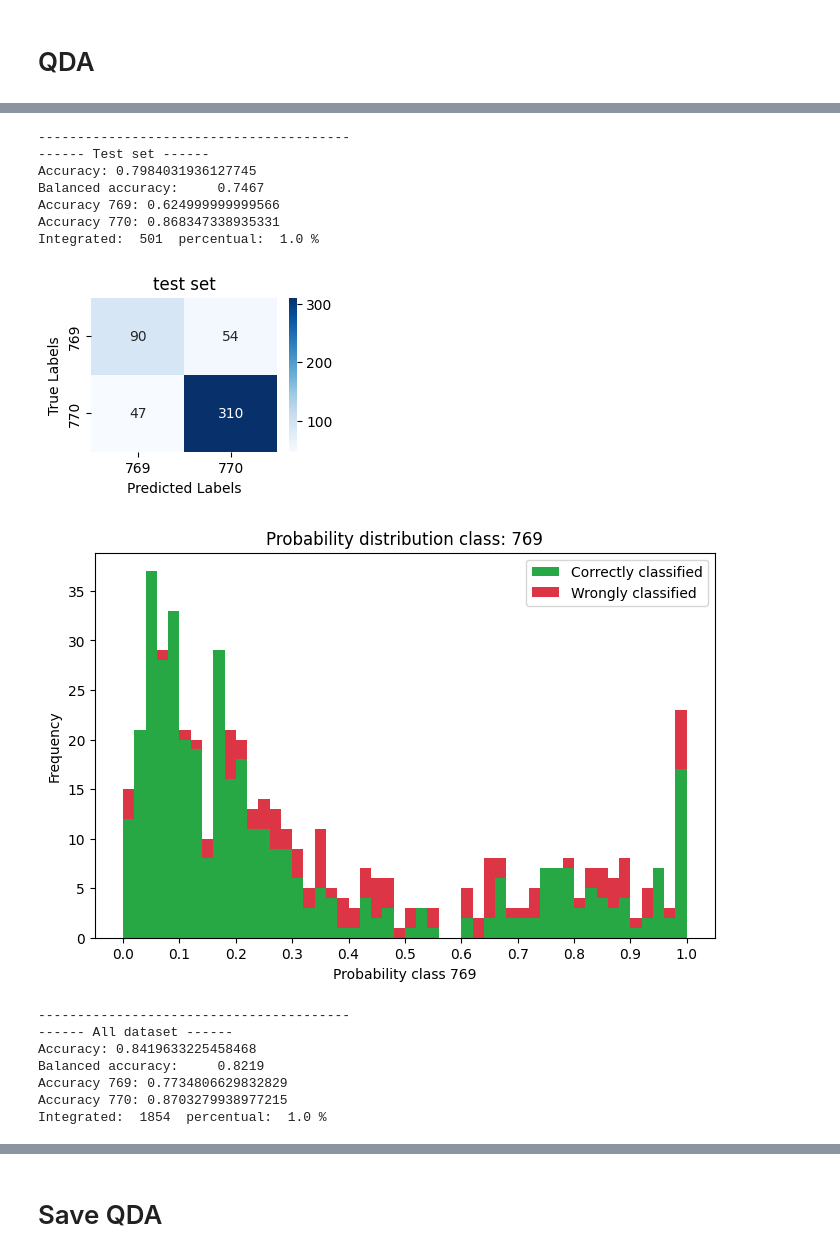
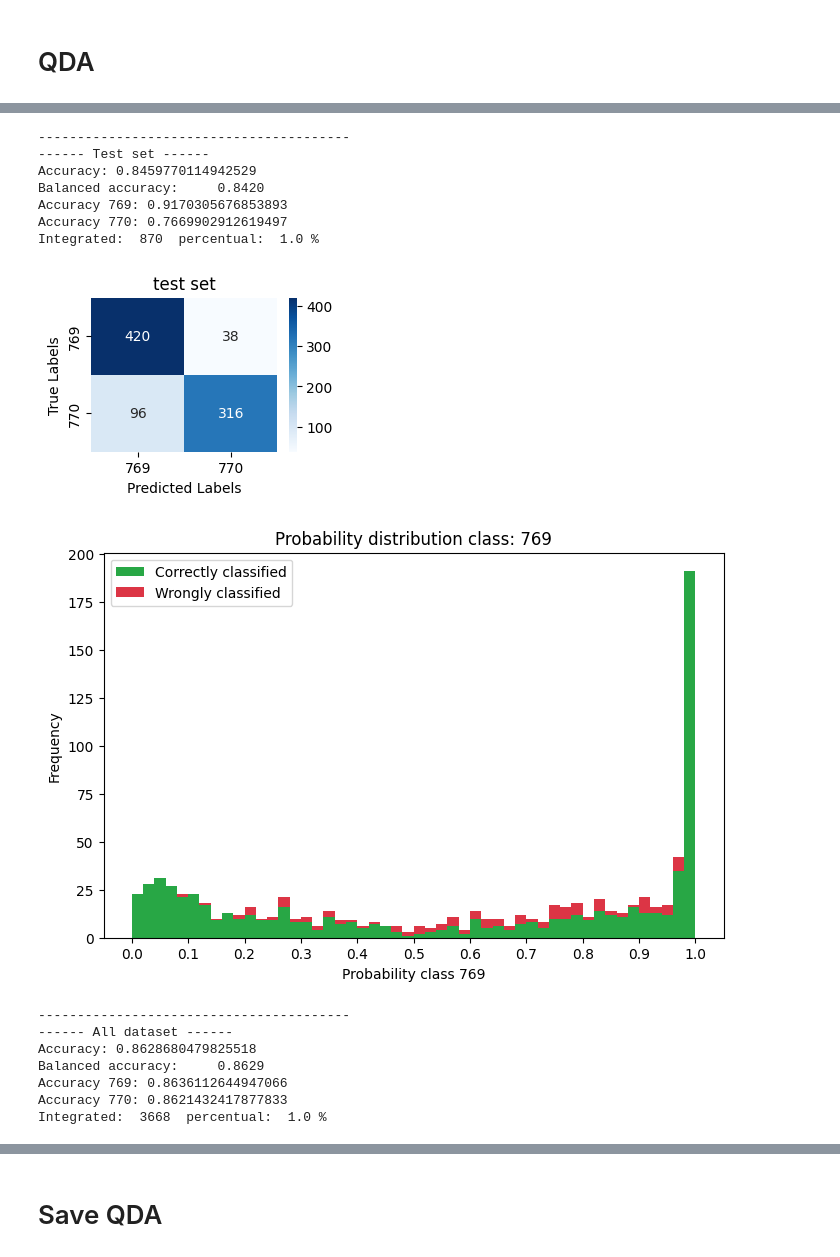
Before and after one commit to neurorobotics-iaslab/qda_cvsa, a Jupyter notebook: create_qda/create_qda_mi.ipynb, the cells around one changed output, grey strips where cells are left out. Drawn from its saved outputs; the diff is of its cells as text; code cells hidden in the pictures.

```diff
--- a/create_qda/create_qda_mi.ipynb
+++ b/create_qda/create_qda_mi.ipynb
@@ -27,9 +27,8 @@ def fix_mat(data):
     else:
         return data
 # %%
-data_name = 'data_c7_16012026_150259_mi' # to do metti le ore del giorno in cui alleni
+data_name = 'data_c7_21012026_171955_mi_dummy' # to do metti le ore del giorno in cui alleni
 cluster_name = 'gmm'
-task_type = '_mi'
 path = './datasets/' + cluster_name + '/' + data_name + '.mat'
 data = loadmat(path)
 bands = fix_mat(data['bands'])
@@ -157,20 +156,13 @@ param_grid = {
 print("--- Start Grid Search ---")
 gkf = GroupKFold(n_splits=5)
 
-'''grid_search = GridSearchCV(
+grid_search = GridSearchCV(
     estimator=QuadraticDiscriminantAnalysis(),
     param_grid=param_grid,
     cv=gkf,
     n_jobs=-1,
     scoring='balanced_accuracy'
-).fit(X_train, y_train, groups=groups_train)'''
-grid_search = GridSearchCV(
-    estimator=QuadraticDiscriminantAnalysis(),
-    param_grid=param_grid,
-    cv=gkf,  # Nota: gkf userà i nuovi groups bilanciati
-    n_jobs=-1,
-    scoring='balanced_accuracy'
-).fit(X_train_bal, y_train_bal, groups=groups_train_bal)
+).fit(X_train, y_train, groups=groups_train)
 
 model_qda = grid_search.best_estimator_
 best_params = grid_search.best_params_
@@ -221,16 +213,16 @@ Integrated:  1353  percentual:  1.0 %
 ----------------------------------------
 ------ Test set ------
-Accuracy: 0.7984031936127745
-Balanced accuracy:     0.7467
-Accuracy 769: 0.624999999999566
-Accuracy 770: 0.868347338935331
-Integrated:  501  percentual:  1.0 %
+Accuracy: 0.8459770114942529
+Balanced accuracy:     0.8420
+Accuracy 769: 0.9170305676853893
+Accuracy 770: 0.7669902912619497
+Integrated:  870  percentual:  1.0 %
-[figure, old version]
+[figure, new version]
-[figure, old version]
+[figure, new version]
 ----------------------------------------
 ------ All dataset ------
-Accuracy: 0.8419633225458468
-Balanced accuracy:     0.8219
-Accuracy 769: 0.7734806629832829
-Accuracy 770: 0.8703279938977215
-Integrated:  1854  percentual:  1.0 %
+Accuracy: 0.8628680479825518
+Balanced accuracy:     0.8629
+Accuracy 769: 0.8636112644947066
+Accuracy 770: 0.8621432417877833
+Integrated:  3668  percentual:  1.0 %
```
Also changed, not shown: parts of 4 cells of this notebook, 12 other files.
